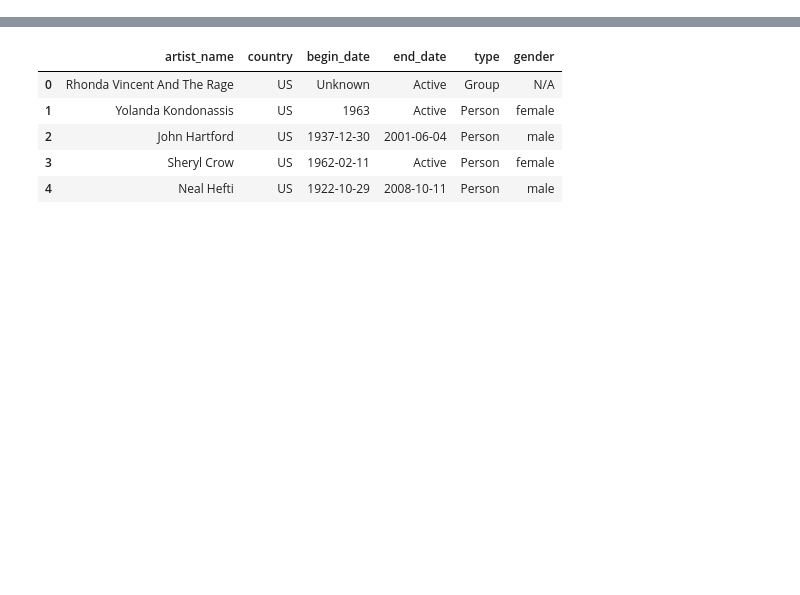
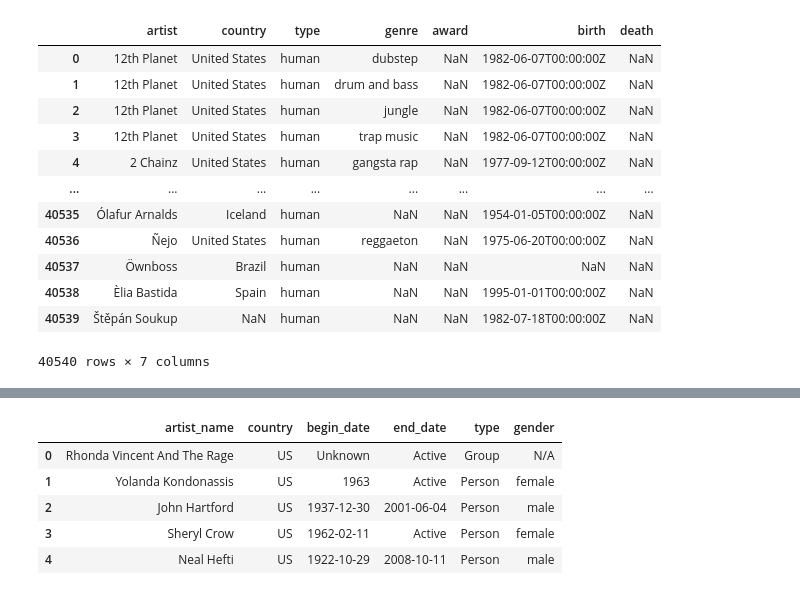
Before and after one commit to Michelburgos/Workshop_2, a Jupyter notebook: notebooks/005_EDA_API.ipynb, the cells around one changed output, grey strips where cells are left out. Drawn from its saved outputs; the diff is of its cells as text; code cells hidden in the pictures; blank space fills up the shorter version.

```diff
--- a/notebooks/005_EDA_API.ipynb
+++ b/notebooks/005_EDA_API.ipynb
@@ -2,6 +2,23 @@
 import pandas as pd
 import matplotlib.pyplot as plt
 import seaborn as sns
+# %%
+df = pd.read_csv("../data/wikidata_artists.csv")
+df
+# %% [output]
+|  | artist | country | type | genre | award | birth | death |
+| 0 | 12th Planet | United States | human | dubstep | NaN | 1982-06-07T00:00:00Z | NaN |
+| 1 | 12th Planet | United States | human | drum and bass | NaN | 1982-06-07T00:00:00Z | NaN |
+| 2 | 12th Planet | United States | human | jungle | NaN | 1982-06-07T00:00:00Z | NaN |
+| 3 | 12th Planet | United States | human | trap music | NaN | 1982-06-07T00:00:00Z | NaN |
+| 4 | 2 Chainz | United States | human | gangsta rap | NaN | 1977-09-12T00:00:00Z | NaN |
+| ... | ... | ... | ... | ... | ... | ... | ... |
+| 40535 | Ólafur Arnalds | Iceland | human | NaN | NaN | 1954-01-05T00:00:00Z | NaN |
+| 40536 | Ñejo | United States | human | reggaeton | NaN | 1975-06-20T00:00:00Z | NaN |
+| 40537 | Öwnboss | Brazil | human | NaN | NaN | NaN | NaN |
+| 40538 | Èlia Bastida | Spain | human | NaN | NaN | 1995-01-01T00:00:00Z | NaN |
+| 40539 | Štěpán Soukup | NaN | human | NaN | NaN | 1982-07-18T00:00:00Z | NaN |
+40540 rows × 7 columns
 # %%
 df = pd.read_csv("../data/musicbrainz_artists.csv")
 df.head()
```
Also changed, not shown: parts of 5 cells of this notebook, 4 other files.
